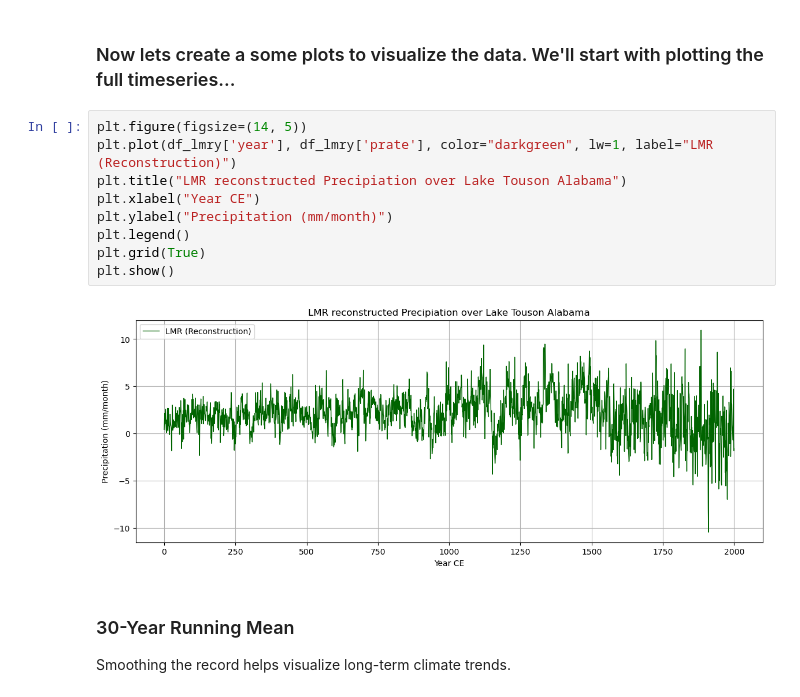
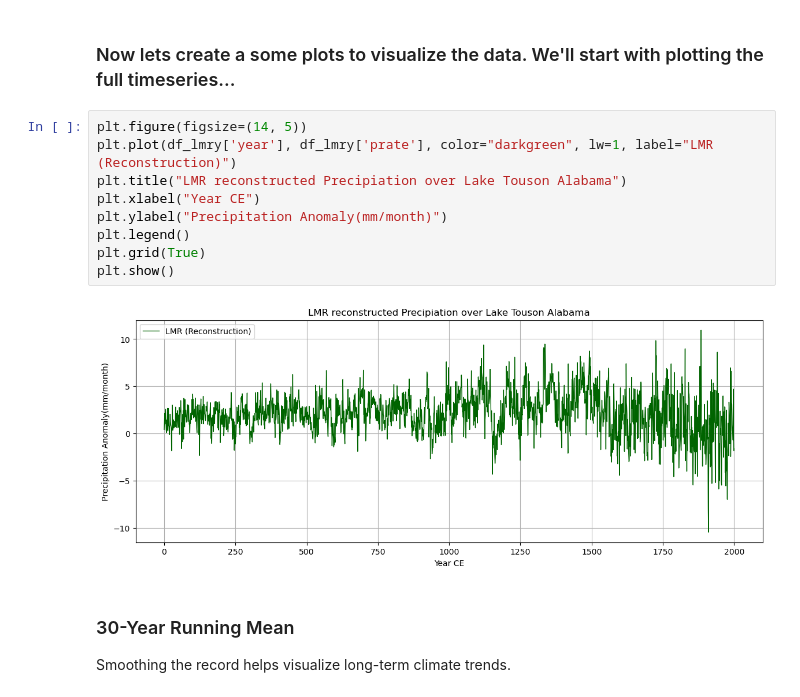
Before and after one commit to autumnjoy1113-maker/proto-cookbook, a Jupyter notebook: notebooks/notebook2.ipynb, the cells around one changed output. Saved outputs shown, nothing was run; the diff lists cells and outputs as text.

```diff
--- a/notebooks/notebook2.ipynb
+++ b/notebooks/notebook2.ipynb
@@ -146,14 +146,14 @@ print(df_lmry.head())
 # %%
 plt.figure(figsize=(14, 5))
 plt.plot(df_lmry['year'], df_lmry['prate'], color="darkgreen", lw=1, label="LMR (Reconstruction)")
 plt.title("LMR reconstructed Precipiation over Lake Touson Alabama")
 plt.xlabel("Year CE")
-plt.ylabel("Precipitation (mm/month)")
+plt.ylabel("Precipitation Anomaly(mm/month)")
 plt.legend()
 plt.grid(True)
 plt.show()
 # %% [output]
-[figure, old version]
+[figure, new version]
 # %% [markdown]
 ### 30-Year Running Mean
 Smoothing the record helps visualize long-term climate trends.
```
Also changed, not shown: 2 other files.
